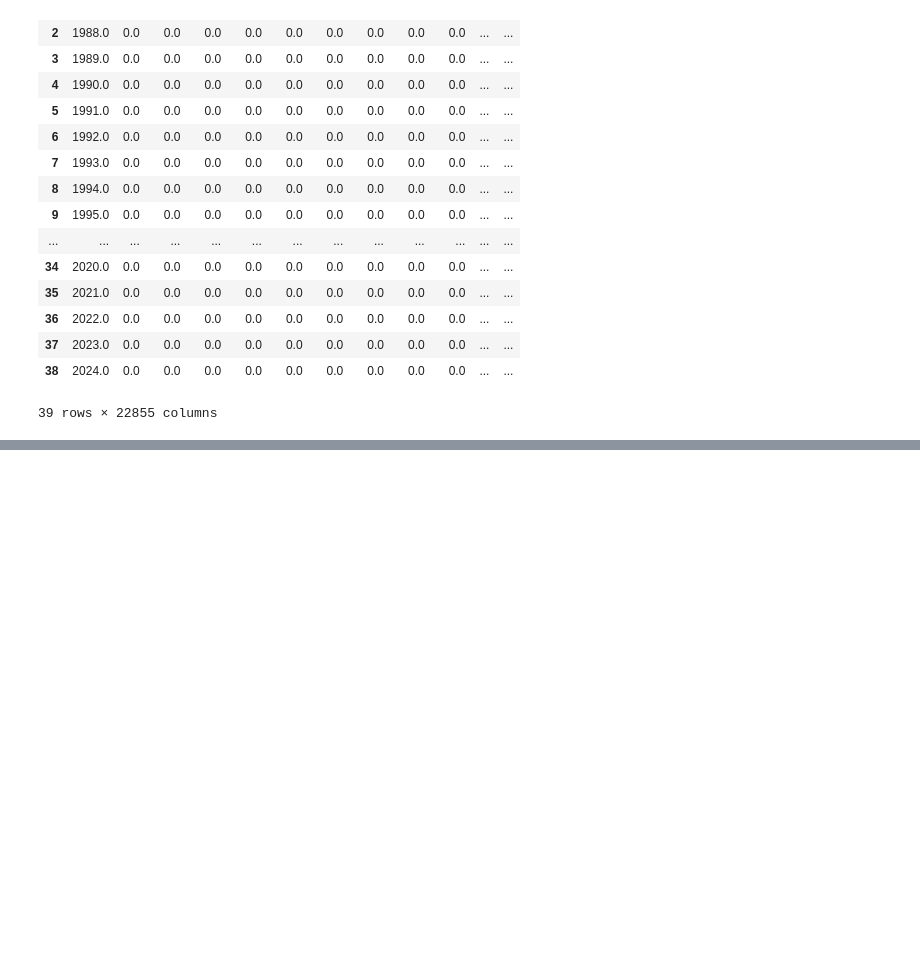
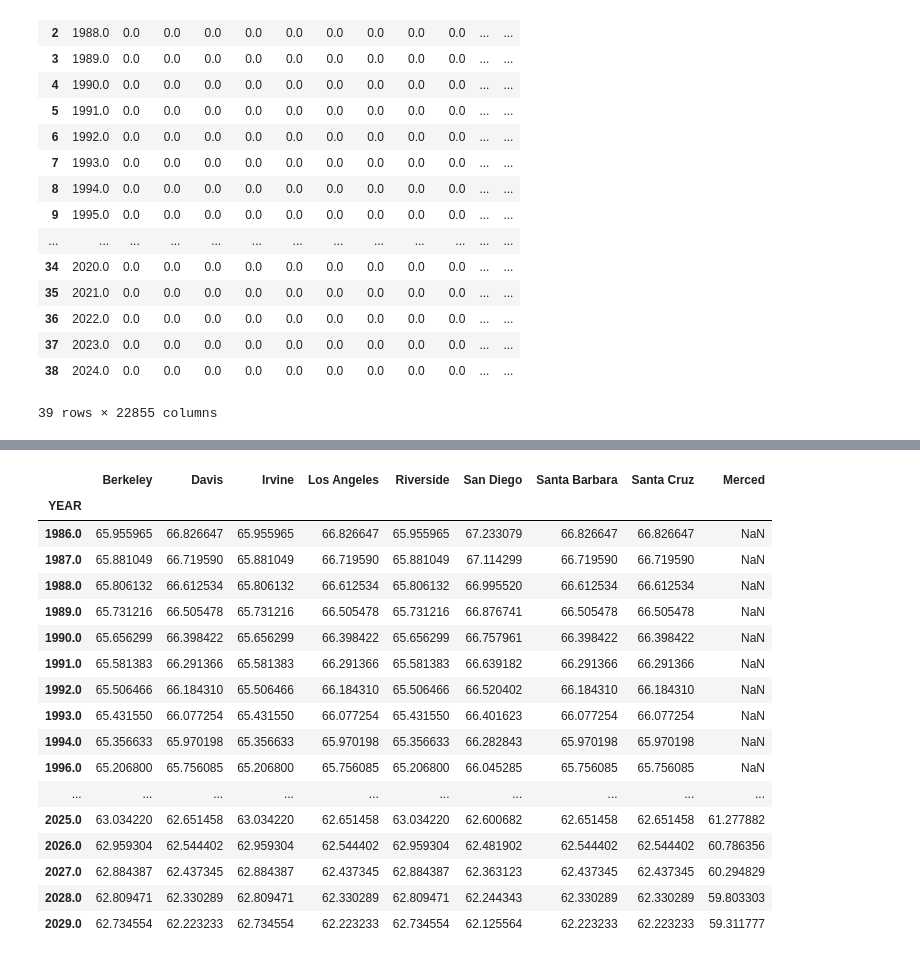
Before and after one commit to JWanderer73/UC-Application-Cost-Analysis, a Jupyter notebook: school_application_fee_prediction.ipynb, the cells around one changed output, grey strips where cells are left out. Cells and saved outputs as stored; diff of their text form; code cells hidden in the pictures; blank space fills up the shorter version.

Commit message:
output csv

```diff
--- a/school_application_fee_prediction.ipynb
+++ b/school_application_fee_prediction.ipynb
@@ -208,0 +244,25 @@ Intercept: 214.74021073438456
+# %%
+for prediction in all_predictions:
+    prediction.set_index("YEAR", inplace=True)
+output = pd.concat(all_predictions, axis = 1, join="outer")
+
+output
+# %% [output]
+|  | Berkeley | Davis | Irvine | Los Angeles | Riverside | San Diego | Santa Barbara | Santa Cruz | Merced |
+| YEAR |  |  |  |  |  |  |  |  |  |
+| 1986.0 | 65.955965 | 66.826647 | 65.955965 | 66.826647 | 65.955965 | 67.233079 | 66.826647 | 66.826647 | NaN |
+| 1987.0 | 65.881049 | 66.719590 | 65.881049 | 66.719590 | 65.881049 | 67.114299 | 66.719590 | 66.719590 | NaN |
+| 1988.0 | 65.806132 | 66.612534 | 65.806132 | 66.612534 | 65.806132 | 66.995520 | 66.612534 | 66.612534 | NaN |
+| 1989.0 | 65.731216 | 66.505478 | 65.731216 | 66.505478 | 65.731216 | 66.876741 | 66.505478 | 66.505478 | NaN |
+| 1990.0 | 65.656299 | 66.398422 | 65.656299 | 66.398422 | 65.656299 | 66.757961 | 66.398422 | 66.398422 | NaN |
+| 1991.0 | 65.581383 | 66.291366 | 65.581383 | 66.291366 | 65.581383 | 66.639182 | 66.291366 | 66.291366 | NaN |
+| 1992.0 | 65.506466 | 66.184310 | 65.506466 | 66.184310 | 65.506466 | 66.520402 | 66.184310 | 66.184310 | NaN |
+| 1993.0 | 65.431550 | 66.077254 | 65.431550 | 66.077254 | 65.431550 | 66.401623 | 66.077254 | 66.077254 | NaN |
+| 1994.0 | 65.356633 | 65.970198 | 65.356633 | 65.970198 | 65.356633 | 66.282843 | 65.970198 | 65.970198 | NaN |
+| 1996.0 | 65.206800 | 65.756085 | 65.206800 | 65.756085 | 65.206800 | 66.045285 | 65.756085 | 65.756085 | NaN |
+| ... | ... | ... | ... | ... | ... | ... | ... | ... | ... |
+| 2025.0 | 63.034220 | 62.651458 | 63.034220 | 62.651458 | 63.034220 | 62.600682 | 62.651458 | 62.651458 | 61.277882 |
+| 2026.0 | 62.959304 | 62.544402 | 62.959304 | 62.544402 | 62.959304 | 62.481902 | 62.544402 | 62.544402 | 60.786356 |
+| 2027.0 | 62.884387 | 62.437345 | 62.884387 | 62.437345 | 62.884387 | 62.363123 | 62.437345 | 62.437345 | 60.294829 |
+| 2028.0 | 62.809471 | 62.330289 | 62.809471 | 62.330289 | 62.809471 | 62.244343 | 62.330289 | 62.330289 | 59.803303 |
+| 2029.0 | 62.734554 | 62.223233 | 62.734554 | 62.223233 | 62.734554 | 62.125564 | 62.223233 | 62.223233 | 59.311777 |
```
Also changed, not shown: parts of 5 cells of this notebook.
